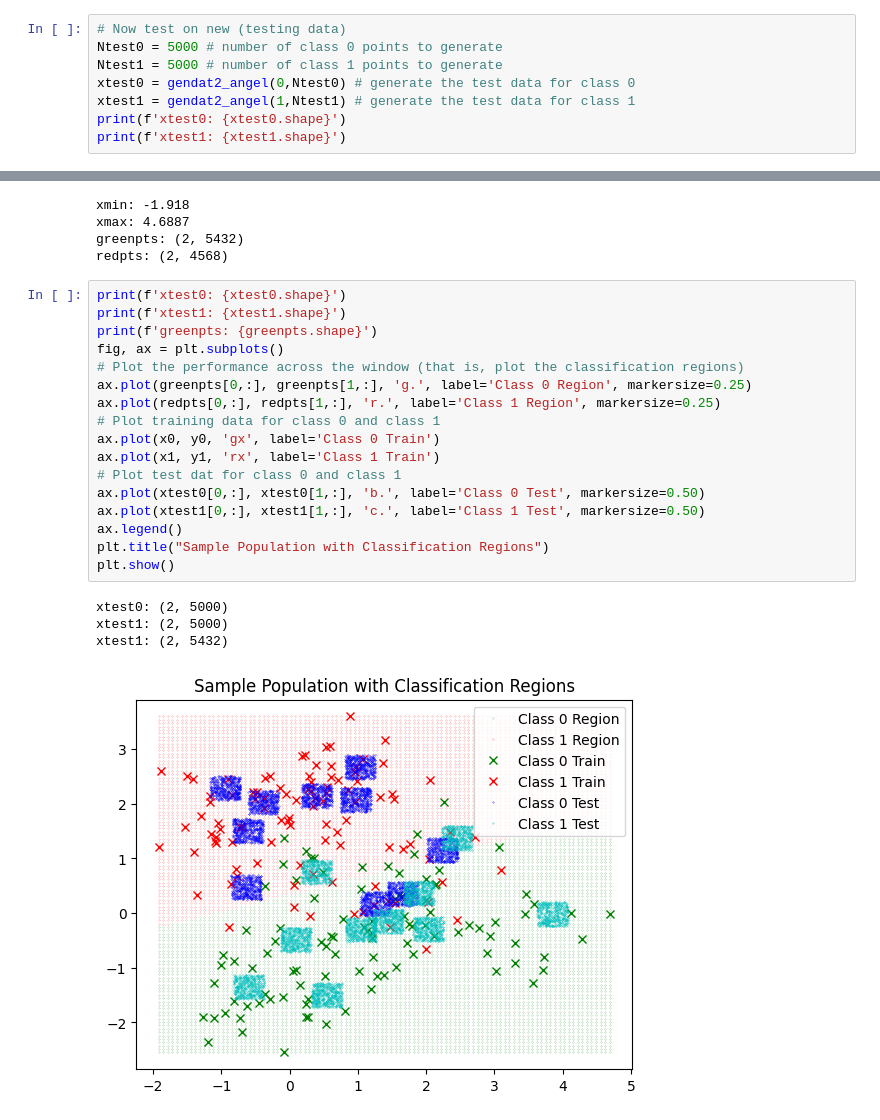
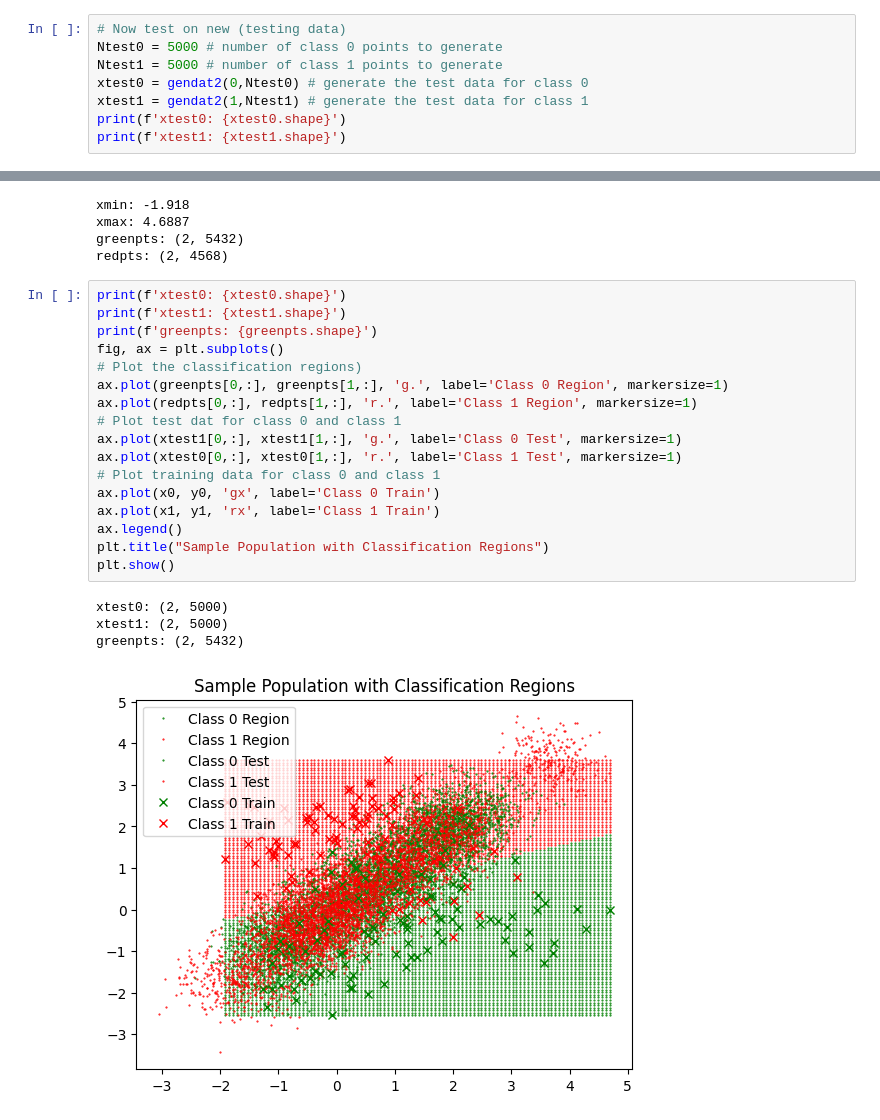
Before and after one commit to angelrodriguez0617/ECE-4850-Machine-Learning, a Jupyter notebook: project4/project4_angel.ipynb, the cells around one changed output, grey strips where cells are left out. Drawn from its saved outputs; the diff is of its cells as text.

Commit message:
my graph is garbage so I made my own which is less garbo

```diff
--- a/project4/project4_angel.ipynb
+++ b/project4/project4_angel.ipynb
@@ -65,8 +65,8 @@ errrate_linregress_train: 0.145
 # Now test on new (testing data)
 Ntest0 = 5000 # number of class 0 points to generate
 Ntest1 = 5000 # number of class 1 points to generate
-xtest0 = gendat2_angel(0,Ntest0) # generate the test data for class 0
-xtest1 = gendat2_angel(1,Ntest1) # generate the test data for class 1
+xtest0 = gendat2(0,Ntest0) # generate the test data for class 0
+xtest1 = gendat2(1,Ntest1) # generate the test data for class 1
 print(f'xtest0: {xtest0.shape}')
 print(f'xtest1: {xtest1.shape}')
 # %% [output]
@@ -127,22 +127,22 @@ redpts: (2, 4568)
 # %%
 print(f'xtest0: {xtest0.shape}')
 print(f'xtest1: {xtest1.shape}')
 print(f'greenpts: {greenpts.shape}')
 fig, ax = plt.subplots()
-# Plot the performance across the window (that is, plot the classification regions)
-ax.plot(greenpts[0,:], greenpts[1,:], 'g.', label='Class 0 Region', markersize=0.25)
-ax.plot(redpts[0,:], redpts[1,:], 'r.', label='Class 1 Region', markersize=0.25)
+# Plot the classification regions)
+ax.plot(greenpts[0,:], greenpts[1,:], 'g.', label='Class 0 Region', markersize=1)
+ax.plot(redpts[0,:], redpts[1,:], 'r.', label='Class 1 Region', markersize=1)
+# Plot test dat for class 0 and class 1
+ax.plot(xtest1[0,:], xtest1[1,:], 'g.', label='Class 0 Test', markersize=1)
+ax.plot(xtest0[0,:], xtest0[1,:], 'r.', label='Class 1 Test', markersize=1)
 # Plot training data for class 0 and class 1
 ax.plot(x0, y0, 'gx', label='Class 0 Train')
 ax.plot(x1, y1, 'rx', label='Class 1 Train')
-# Plot test dat for class 0 and class 1
-ax.plot(xtest0[0,:], xtest0[1,:], 'b.', label='Class 0 Test', markersize=0.50)
-ax.plot(xtest1[0,:], xtest1[1,:], 'c.', label='Class 1 Test', markersize=0.50)
 ax.legend()
 plt.title("Sample Population with Classification Regions")
 plt.show()
 # %% [output]
 xtest0: (2, 5000)
 xtest1: (2, 5000)
-xtest1: (2, 5432)
+greenpts: (2, 5432)
-[figure, old version]
+[figure, new version]
```
Also changed, not shown: 2 other files.
